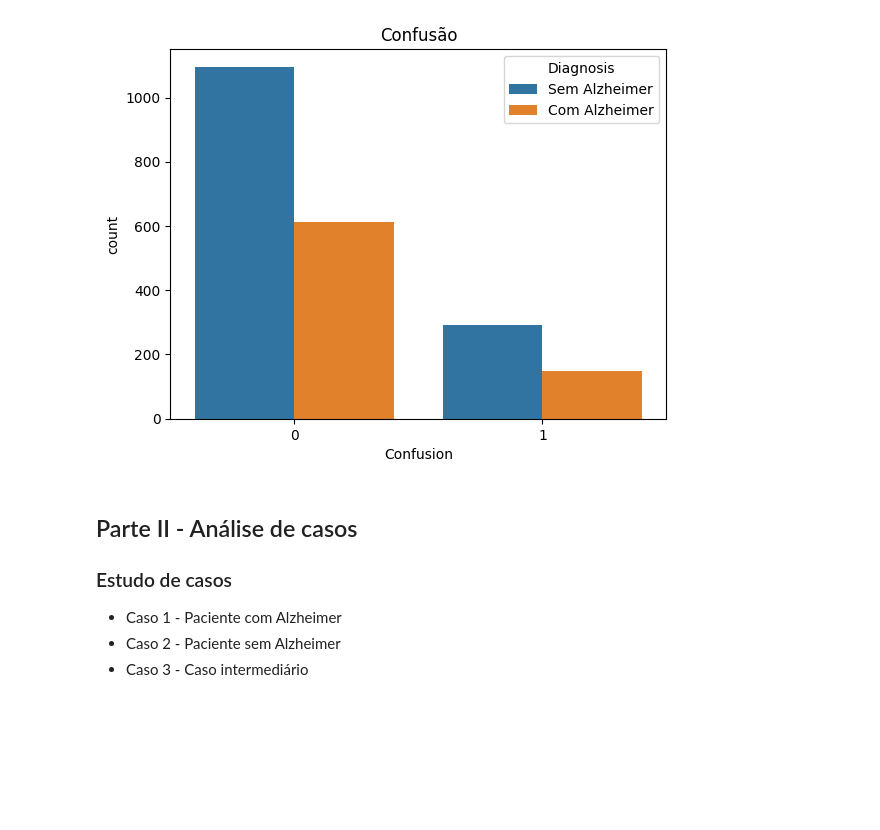
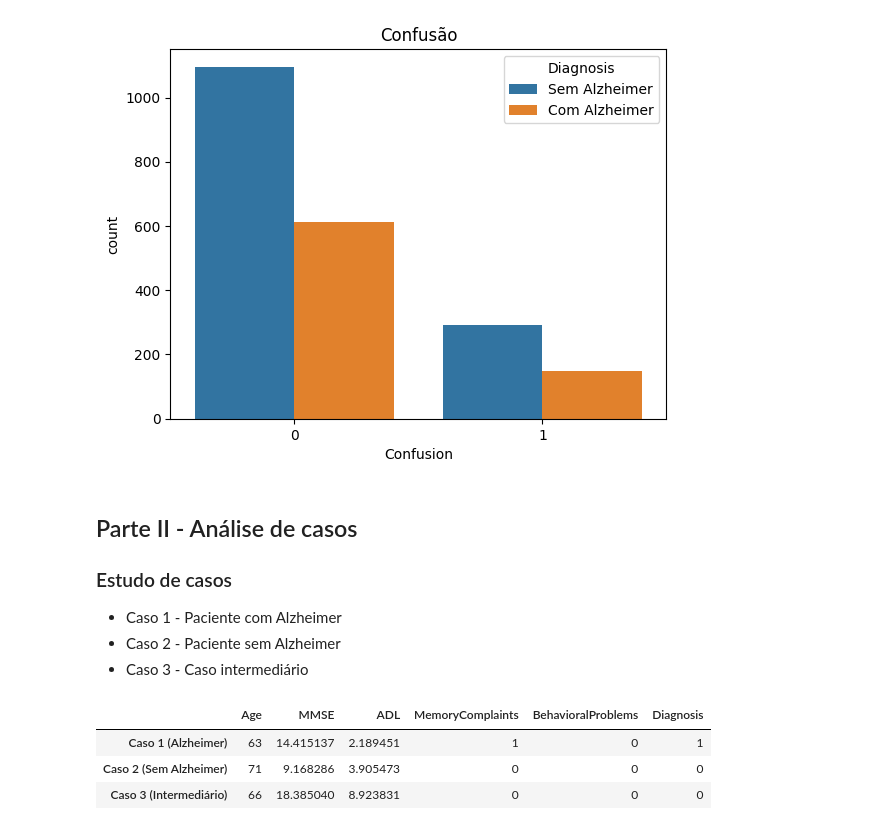
Before and after one commit to JoaoVittorAlves/Projeto-Dataviz, a Jupyter notebook: notebooks/exploracao.ipynb, the cells around one changed output. Cells and saved outputs as stored; diff of their text form; code cells hidden in the pictures; blank space fills up the shorter version.

Commit message:
ajustando graficos e organizando estudo de casos

```diff
--- a/notebooks/exploracao.ipynb
+++ b/notebooks/exploracao.ipynb
@@ -470,3 +473,26 @@ plt.show()
 - Caso 1 - Paciente com Alzheimer
 - Caso 2 - Paciente sem Alzheimer
 - Caso 3 - Caso intermediário
+# %%
+
+# 1. SELEÇÃO DOS CASOS
+
+# Caso 1 - Paciente com Alzheimer
+caso1 = df[df['Diagnosis'] == 1].sample(1, random_state=42)
+
+# Caso 2 - Paciente sem Alzheimer
+caso2 = df[df['Diagnosis'] == 0].sample(1, random_state=42)
+
+# Caso 3 - Caso intermediário (MMSE médio)
+caso3 = df[(df['MMSE'] > 18) & (df['MMSE'] < 24)].sample(1, random_state=42)
+# %%
+
+casos = pd.concat([caso1, caso2, caso3])
+casos.index = ['Caso 1 (Alzheimer)', 'Caso 2 (Sem Alzheimer)', 'Caso 3 (Intermediário)']
+
+casos[['Age', 'MMSE', 'ADL', 'MemoryComplaints', 'BehavioralProblems', 'Diagnosis']]
+# %% [output]
+|  | Age | MMSE | ADL | MemoryComplaints | BehavioralProblems | Diagnosis |
+| Caso 1 (Alzheimer) | 63 | 14.415137 | 2.189451 | 1 | 0 | 1 |
+| Caso 2 (Sem Alzheimer) | 71 | 9.168286 | 3.905473 | 0 | 0 | 0 |
+| Caso 3 (Intermediário) | 66 | 18.385040 | 8.923831 | 0 | 0 | 0 |
```
Also changed, not shown: parts of 9 cells of this notebook.
